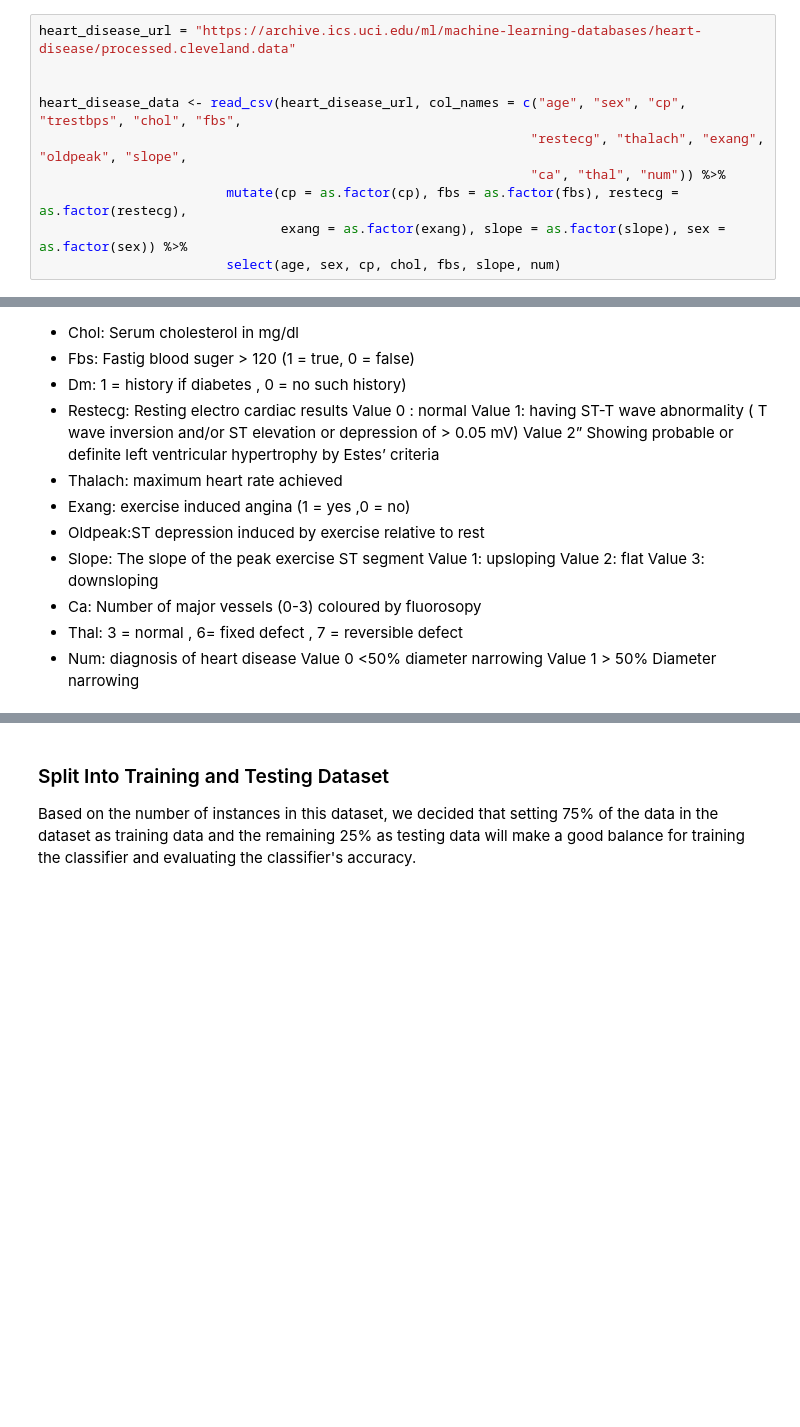
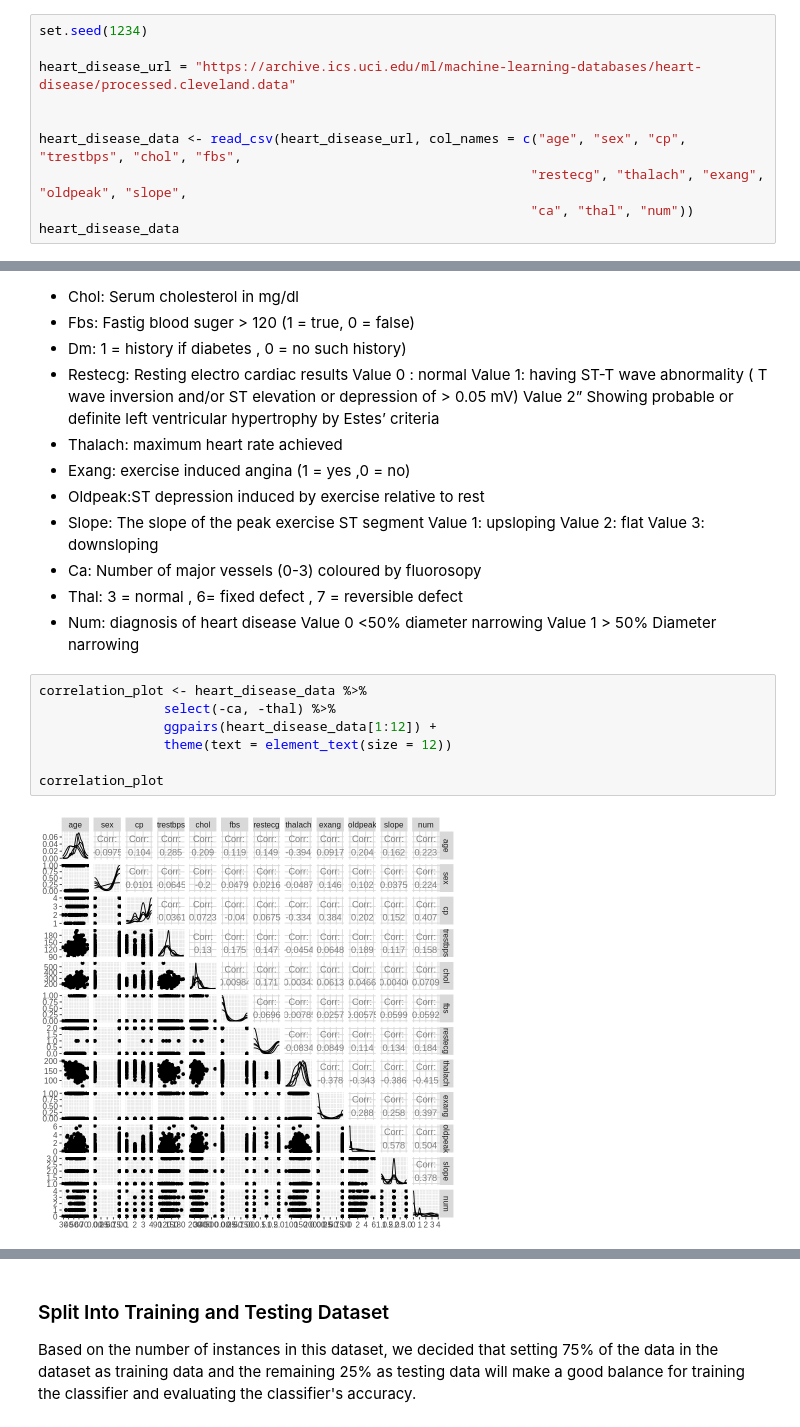
Before and after one commit to oliviahe0111/Heart-Disease-Data, a Jupyter notebook: heart_disease_data.ipynb, the cells around one changed output, grey strips where cells are left out. Drawn from its saved outputs; the diff is of its cells as text; blank space fills up the shorter version.

```diff
--- a/heart_disease_data.ipynb
+++ b/heart_disease_data.ipynb
@@ -25,15 +27,15 @@ The dataset we are working on is downloaded from the UCI Machine Learning Reposi
 This dataset does not need to be cleaned since it does not have any missing data or missing attributes. <br>
 We added column names to the dataset and selected columns we needed for analysis. Also as we are treating some attributes's numeric values as categorical variables, we used as.factor() for conversion.
 # %%
+set.seed(1234)
+
 heart_disease_url = "https://archive.ics.uci.edu/ml/machine-learning-databases/heart-disease/processed.cleveland.data"
 
 
 heart_disease_data <- read_csv(heart_disease_url, col_names = c("age", "sex", "cp", "trestbps", "chol", "fbs",
                                                                "restecg", "thalach", "exang", "oldpeak", "slope",
-                                                               "ca", "thal", "num")) %>%
-                        mutate(cp = as.factor(cp), fbs = as.factor(fbs), restecg = as.factor(restecg),
-                               exang = as.factor(exang), slope = as.factor(slope), sex = as.factor(sex)) %>%
-                        select(age, sex, cp, chol, fbs, slope, num)
+                                                               "ca", "thal", "num"))
+heart_disease_data
 # %% [output]
 Parsed with column specification:
 cols(
@@ -81,3 +93,12 @@ Value 3: downsloping
 * Num: diagnosis of heart disease
 Value 0 <50% diameter narrowing
 Value 1 > 50% Diameter narrowing
+# %%
+correlation_plot <- heart_disease_data %>%
+                select(-ca, -thal) %>%
+                ggpairs(heart_disease_data[1:12]) +
+                theme(text = element_text(size = 12))
+
+correlation_plot
+# %% [output]
+[figure, added]
```
Also changed, not shown: parts of 26 cells of this notebook.
